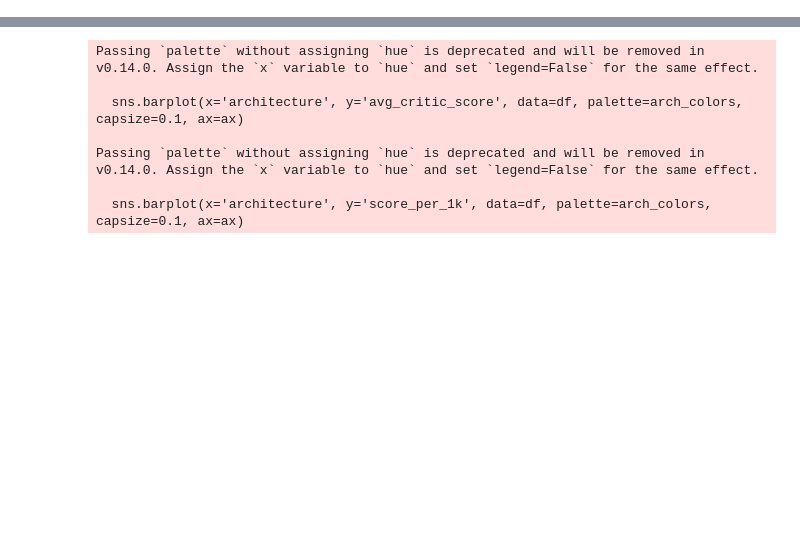
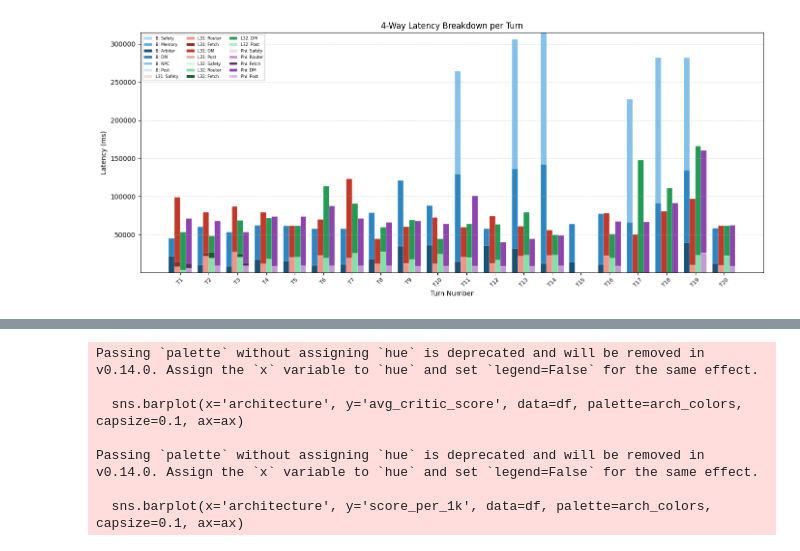
Before and after one commit to jandyyyy39/RAGnarok, a Jupyter notebook: eval/architecture/mistral-small3.2_showdown.ipynb, the cells around one changed output, grey strips where cells are left out. Saved outputs shown, nothing was run; the diff lists cells and outputs as text; code cells hidden in the pictures; blank space fills up the shorter version.

```diff
--- a/eval/architecture/mistral-small3.2_showdown.ipynb
+++ b/eval/architecture/mistral-small3.2_showdown.ipynb
@@ -44,0 +94,67 @@ arch_colors = {
+# %%
+fig, ax = plt.subplots(figsize=(14, 6))
+
+def extract_spear_comps(sub_df):
+    return pd.DataFrame({
+        'Safety':  sub_df['latency_breakdown.safety_filter_ms'].fillna(0),
+        'Router':  sub_df['latency_breakdown.router_ms'].fillna(0),
+        'Fetch':   sub_df['latency_breakdown.parallel_fetch_ms'].fillna(0),
+        'DM':      sub_df['latency_breakdown.dm_ms'].fillna(0),
+        'Post':    sub_df['latency_breakdown.post_processing_ms'].fillna(0),
+    })
+
+base_comps = pd.DataFrame({
+    'B: Safety':  baseline_df['latency_breakdown.safety_ms'].fillna(0),
+    'B: Memory':  baseline_df['latency_breakdown.memory_ms'].fillna(0),
+    'B: Arbiter': baseline_df['latency_breakdown.arbiter_ms'].fillna(0),
+    'B: DM':      baseline_df['latency_breakdown.dm_ms'].fillna(0),
+    'B: NPC':     baseline_df['latency_breakdown.npc_agent_ms'].fillna(0),
+    'B: Post':    baseline_df['latency_breakdown.post_processing_ms'].fillna(0),
+})
+
+l31_comps = extract_spear_comps(spear_l31_df)
+l32_comps = extract_spear_comps(spear_l32_df)
+phi_comps = extract_spear_comps(spear_phi_df)
+
+c_base = ['#AED6F1', '#5DADE2', '#1A5276', '#2E86C1', '#85C1E9', '#D6EAF8']
+c_l31  = ['#FADBD8', '#F1948A', '#922B21', '#C0392B', '#E6B0AA']
+c_l32  = ['#D5F5E3', '#82E0AA', '#145A32', '#239B56', '#ABEBC6']
+c_phi  = ['#E8DAEF', '#C39BD3', '#512E5F', '#8E44AD', '#D7BDE2']
+
+x = np.arange(20)
+width = 0.2
+
+def plot_stack(ax, comps, offset, colors, prefix):
+    bottom = np.zeros(20)
+    for idx, col in enumerate(comps.columns):
+        label = f"{prefix}: {col}" if "B:" not in col else col
+        ax.bar(
+            x + offset,
+            comps[col],
+            width,
+            label=label,
+            bottom=bottom,
+            color=colors[idx],
+            edgecolor='white',
+            linewidth=0.2
+        )
+        bottom += comps[col].values
+
+plot_stack(ax, base_comps, -0.3, c_base, "Base")
+plot_stack(ax, l31_comps,  -0.1, c_l31,  "L31")
+plot_stack(ax, l32_comps,   0.1, c_l32,  "L32")
+plot_stack(ax, phi_comps,   0.3, c_phi,  "Phi")
+
+ax.set_title('4-Way Latency Breakdown per Turn')
+ax.set_xlabel('Turn Number')
+ax.set_ylabel('Latency (ms)')
+ax.set_xticks(x)
+ax.set_xticklabels([f"T{i+1}" for i in range(20)], rotation=45, fontsize=8)
+ax.grid(axis='y', linestyle='--', alpha=0.5)
+
+ax.legend(loc='upper left', fontsize=6, ncol=3)
+
+plt.tight_layout()
+plt.show()
+# %% [output]
+[figure, added]
```
Also changed, not shown: parts of 7 cells of this notebook, 1 other file.
